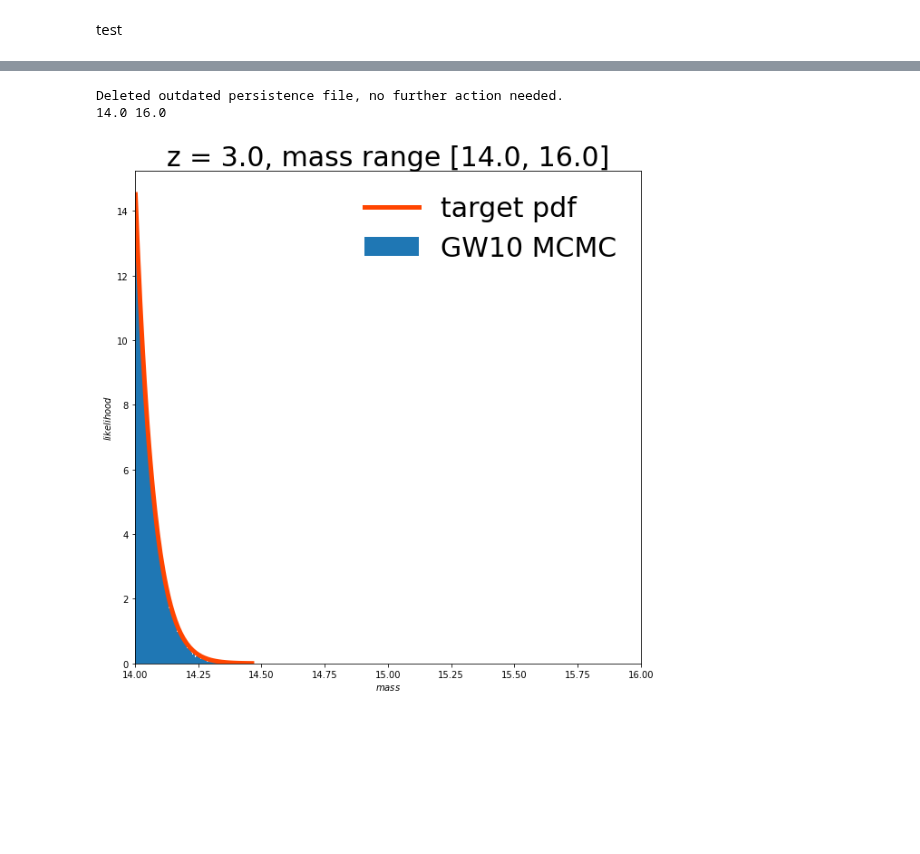
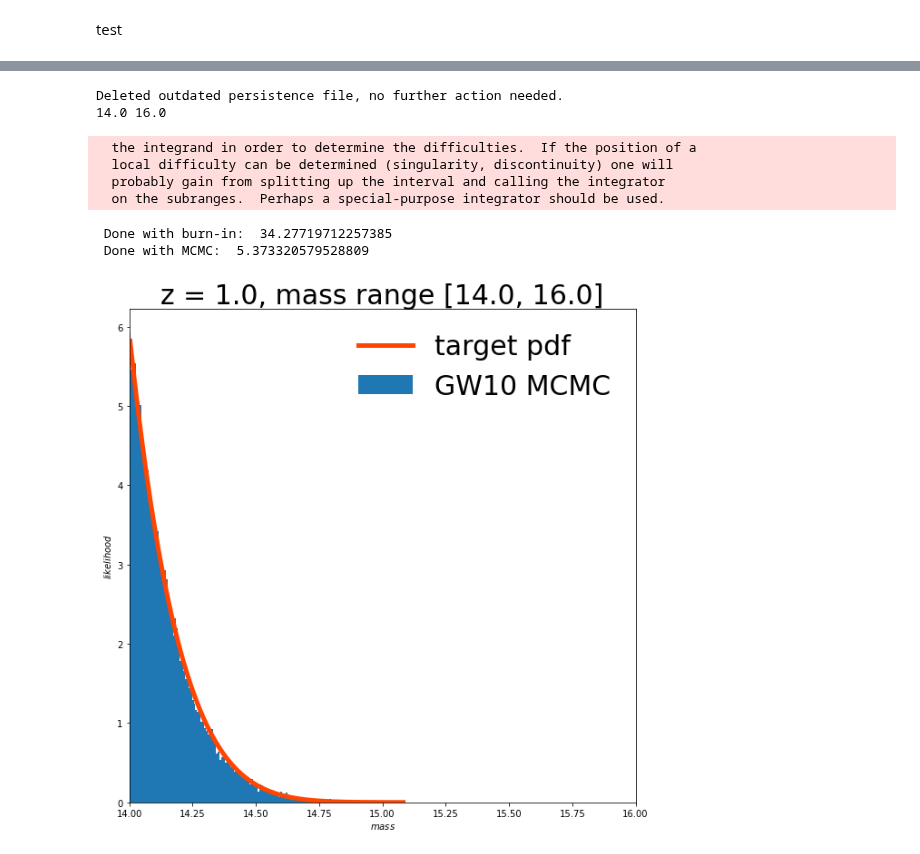
Before and after one commit to deepskies/DeepSZSim, a Jupyter notebook: mass_sampling_functions.ipynb, the cells around one changed output, grey strips where cells are left out. Saved outputs shown, nothing was run; the diff lists cells and outputs as text; code cells hidden in the pictures; blank space fills up the shorter version.

```diff
--- a/mass_sampling_functions.ipynb
+++ b/mass_sampling_functions.ipynb
@@ -59,3 +82,8 @@ def lnpo(mass, min, max, test_fun):
   if (mass < min) or (mass > max):
     return -np.inf
   return math.log(test_fun(mass)) #log likelihood is required by emcee
+# %%
+redshift = 0.0
+sample_num = 10
+filename = "rs_" + str(redshift) + "_sn_" + str(sample_num) + "_mcmc_save.h5"
+print(filename)
@@ -62,5 +92,5 @@ def lnpo(mass, min, max, test_fun):
 # %%
-def interpolate_MCMC(mass_array_p, mfunc_n, mass_range, sample_num):
+def interpolate_MCMC(mass_array_p, mfunc_n, mass_range, sample_num, redshift):
   """
   interpolate and normalize mfunc_n, use the result as a likelihood function and perform MCMC method to get sample.
 
@@ -96,17 +126,33 @@ def interpolate_MCMC(mass_array_p, mfunc_n, mass_range, sample_num):
     randomlist.append(n)
   random_arr = np.array(randomlist)
 
+  #backend setup
+  ndim, nwalkers = 1, 20
+  # name = "rs_" + str(redshift) + "_sn_" + str(sample_num)
+  # file_name = "mcmc_save.h5"
+  # backend = emcee.backends.HDFBackend(filename, name = name)
+  # backend.reset(nwalkers, ndim)
+
   #run MCMC
-  ndim, nwalkers = 1, 20
+  import time
+  processed_sample_num = sample_num // (ndim * nwalkers)
   p0 = random_arr.reshape((nwalkers, ndim))
-  sampler = emcee.EnsembleSampler(nwalkers, ndim, lnpo, args = [min, max, test_fun])
-  pos, prob, state = sampler.run_mcmc(p0, 25000) #burn-in sequence
-  sampler.reset()
-  sampler.run_mcmc(pos, (sample_num // (ndim * nwalkers)))
-  mass_chain = sampler.chain[:, :, :].reshape((-1, ndim))
+  the_random = random.uniform(1.0, 100.0)
+  locals()["sample" + str(the_random)] = emcee.EnsembleSampler(nwalkers, ndim, lnpo, args = [min, max, test_fun])
+  t0=time.time()
+  pos, prob, state = locals()["sample" + str(the_random)].run_mcmc(p0, 25000) #burn-in sequence
+  locals()["sample" + str(the_random)].reset()
+  t1=time.time()
+  print( ' Done with burn-in: ', t1-t0)
+  locals()["sample" + str(the_random)].run_mcmc(pos, processed_sample_num)
+  t2=time.time()
+  print( ' Done with MCMC: ', t2-t1)
+
+  mass_chain = locals()["sample" + str(the_random)].chain
+  locals()["sample" + str(the_random)].reset() #prevent storing error
   return test_fun, mass_chain.flatten()
 # %%
-def mass_sampling(mass_range, redshift = 0.0, mdef = '200c', model = 'bocquet16', sample_num = 50000):
+def mass_sampling(mass_range, redshift = 0.0, mdef = '200c', model = 'bocquet16', sample_num = 100000):
   """
   the function to give back a sample of mass distribution based on halo mass function
 
@@ -129,6 +175,5 @@ def mass_sampling(mass_range, redshift = 0.0, mdef = '200c', model = 'bocquet16'
   cosmology.setCosmology('WMAP9')
   mfunc = mass_function.massFunction(mass_arr, redshift, mdef = mdef, model = model, q_out = 'dndlnM')
   mass_arr_p, mfunc_n = extract_power(mass_arr, mfunc)
-  test_func, prim_mass_sample = interpolate_MCMC(mass_arr_p, mfunc_n, mass_range, sample_num)
-  #mass_chain = np.power(10, prim_mass_sample)
+  test_func, prim_mass_sample = interpolate_MCMC(mass_arr_p, mfunc_n, mass_range, sample_num, redshift)
   return test_func, prim_mass_sample
@@ -177,8 +255,14 @@ Deleted outdated persistence file, no further action needed.
 # %%
-test_func, mass_chain = mass_sampling(mass_range, redshift = 3.0)
-plot_pdf(mass_chain, "z = 3.0, mass range [14.0, 16.0]", func=test_func, xlims=mass_range, ylog=False, bins='auto', label='GW10 MCMC', figsize = 10)
+test_func, mass_chain = mass_sampling(mass_range, redshift = 1.0)
+plot_pdf(mass_chain, "z = 1.0, mass range [14.0, 16.0]", func=test_func, xlims=mass_range, ylog=False, bins='auto', label='GW10 MCMC', figsize = 10)
 # %% [output]
 Deleted outdated persistence file, no further action needed.
 14.0 16.0
+  the integrand in order to determine the difficulties.  If the position of a
+  local difficulty can be determined (singularity, discontinuity) one will
+  probably gain from splitting up the interval and calling the integrator
+  on the subranges.  Perhaps a special-purpose integrator should be used.
+ Done with burn-in:  34.27719712257385
+ Done with MCMC:  5.373320579528809
-[figure, old version]
+[figure, new version]
 # %%
```
Also changed, not shown: parts of 25 cells of this notebook.
